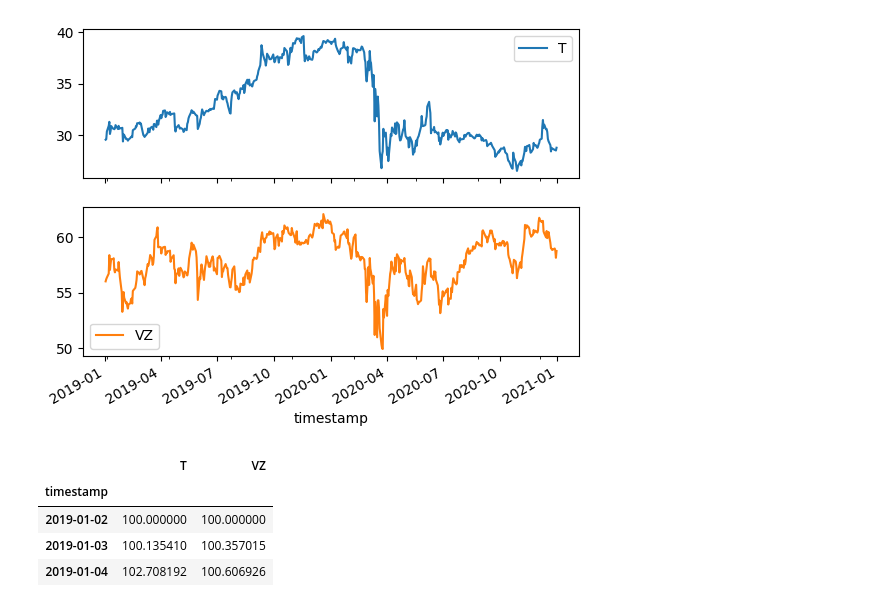
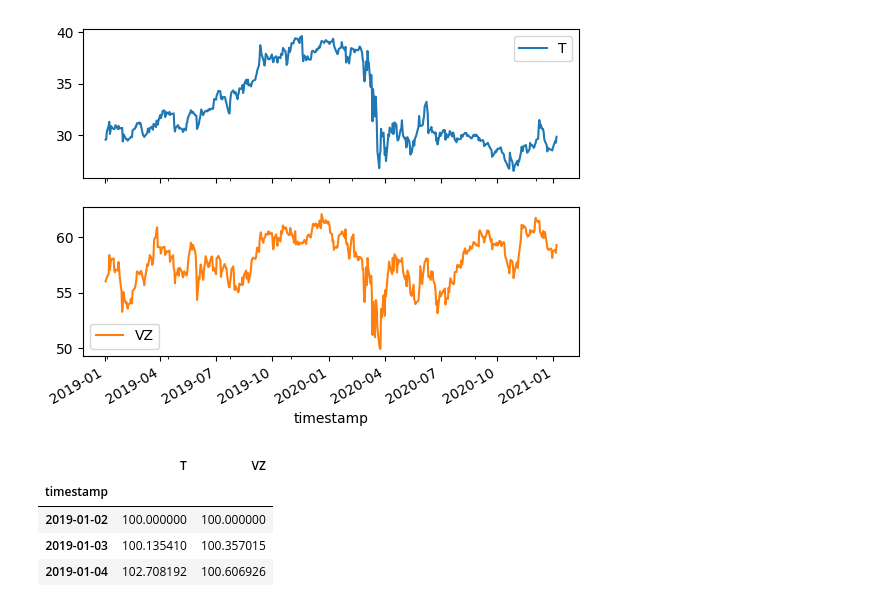
Before and after one commit to pallabee/Time-Series-for-Stock-Price-Prediction, a Jupyter notebook: data preparation/data_extraction.ipynb, the cells around one changed output. Cells and saved outputs as stored; diff of their text form; code cells hidden in the pictures.

```diff
--- a/data preparation/data_extraction.ipynb
+++ b/data preparation/data_extraction.ipynb
@@ -8,0 +8,5 @@ df = pd.read_csv("../data/csv/stock_prices.csv", parse_dates = ['timestamp'], in
+# %%
+df_T = pd.read_csv(
+"https://www.alphavantage.co/query?function=TIME_SERIES_DAILY&symbol=T&outputsize=full&apikey=mykey&datatype=csv",
+parse_dates = ['timestamp'],
+index_col = 'timestamp')
@@ -8,0 +28,5 @@ df = pd.read_csv("../data/csv/stock_prices.csv", parse_dates = ['timestamp'], in
+# %%
+df_VZ = pd.read_csv(
+"https://www.alphavantage.co/query?function=TIME_SERIES_DAILY&symbol=VZ&outputsize=full&apikey=mykey&datatype=csv",
+parse_dates = ['timestamp'],
+index_col = 'timestamp')
@@ -8,0 +70,3 @@ df = pd.read_csv("../data/csv/stock_prices.csv", parse_dates = ['timestamp'], in
+# %%
+dataset = pd.concat([df_T.close,df_VZ.close],axis = 1,keys = ['T', 'VZ'])
+dataset = dataset.sort_index().loc['2019-01-01':'2021-01-06']
@@ -35,5 +99,5 @@ memory usage: 11.8 KB
 # %%
-df.plot(subplots=True);
+dataset.plot(subplots=True);
 # %% [output]
-[figure, old version]
+[figure, new version]
 # %%
```
Also changed, not shown: parts of 23 cells of this notebook.
